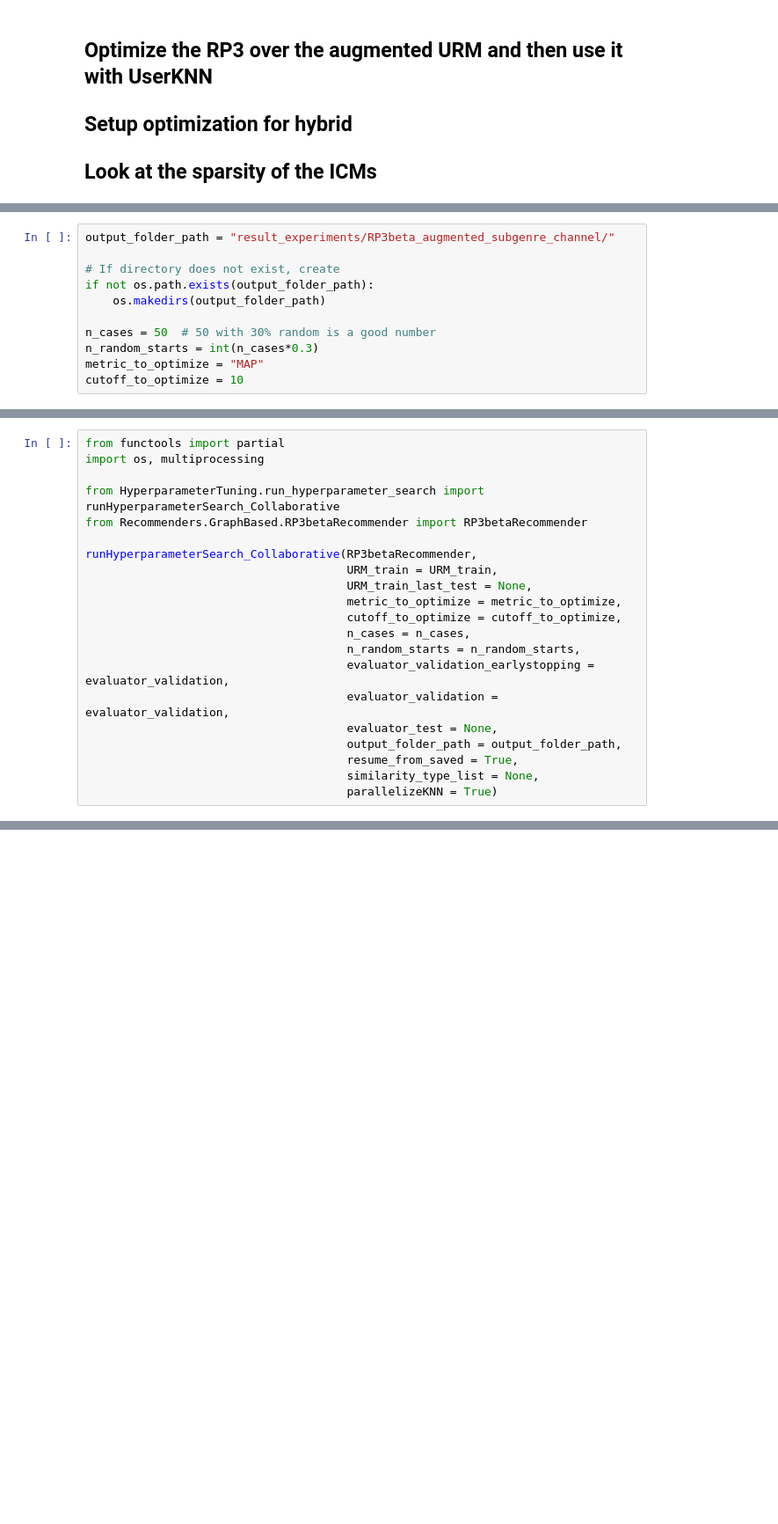
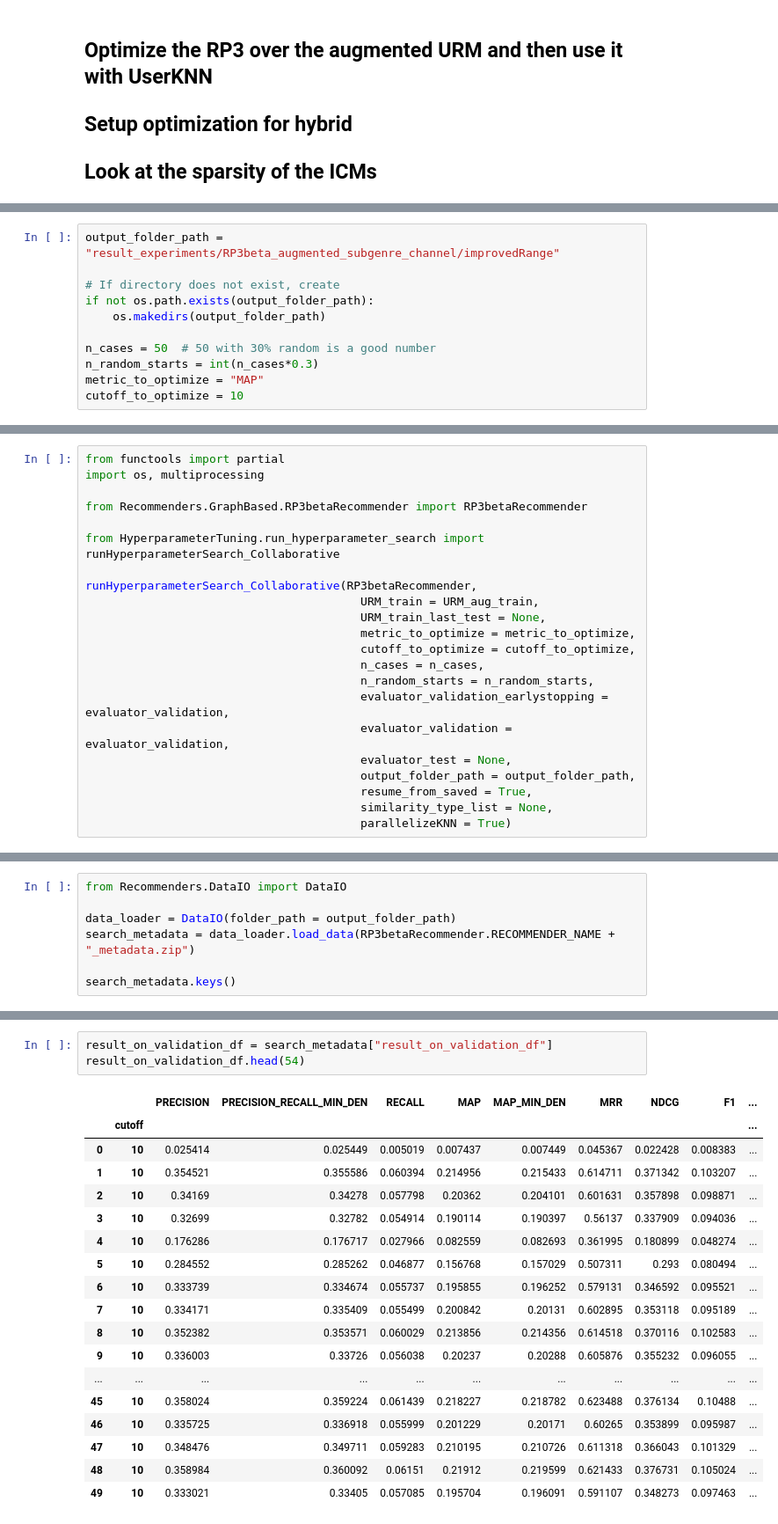
Before and after one commit to AlessioBray/Recommender-Systems-course-challenge, a Jupyter notebook: Hybrid_RP3beta_UserKNN.ipynb, the cells around one changed output, grey strips where cells are left out. Shown: that part at 88% size. Cells and saved outputs as stored; diff of their text form; blank space fills up the shorter version.

```diff
--- a/Hybrid_RP3beta_UserKNN.ipynb
+++ b/Hybrid_RP3beta_UserKNN.ipynb
@@ -77,5 +229,5 @@ test_UserID_array = load_test_user_array()
 # %%
-output_folder_path = "result_experiments/RP3beta_augmented_subgenre_channel/"
+output_folder_path = "result_experiments/RP3beta_augmented_subgenre_channel/improvedRange"
 
 # If directory does not exist, create
 if not os.path.exists(output_folder_path):
@@ -89,20 +248,21 @@ cutoff_to_optimize = 10
 from functools import partial
 import os, multiprocessing
 
-from HyperparameterTuning.run_hyperparameter_search import runHyperparameterSearch_Collaborative
 from Recommenders.GraphBased.RP3betaRecommender import RP3betaRecommender
 
+from HyperparameterTuning.run_hyperparameter_search import runHyperparameterSearch_Collaborative
+
 runHyperparameterSearch_Collaborative(RP3betaRecommender,
-                                      URM_train = URM_train,
-                                      URM_train_last_test = None,
-                                      metric_to_optimize = metric_to_optimize,
-                                      cutoff_to_optimize = cutoff_to_optimize,
-                                      n_cases = n_cases,
-                                      n_random_starts = n_random_starts,
-                                      evaluator_validation_earlystopping = evaluator_validation,
-                                      evaluator_validation = evaluator_validation,
-                                      evaluator_test = None,
-                                      output_folder_path = output_folder_path,
-                                      resume_from_saved = True,
-                                      similarity_type_list = None,
-                                      parallelizeKNN = True)
+                                        URM_train = URM_aug_train,
+                                        URM_train_last_test = None,
+                                        metric_to_optimize = metric_to_optimize,
+                                        cutoff_to_optimize = cutoff_to_optimize,
+                                        n_cases = n_cases,
+                                        n_random_starts = n_random_starts,
+                                        evaluator_validation_earlystopping = evaluator_validation,
+                                        evaluator_validation = evaluator_validation,
+                                        evaluator_test = None,
+                                        output_folder_path = output_folder_path,
+                                        resume_from_saved = True,
+                                        similarity_type_list = None,
+                                        parallelizeKNN = True)
@@ -108,0 +287,7 @@ runHyperparameterSearch_Collaborative(RP3betaRecommender,
+# %%
+from Recommenders.DataIO import DataIO
+
+data_loader = DataIO(folder_path = output_folder_path)
+search_metadata = data_loader.load_data(RP3betaRecommender.RECOMMENDER_NAME + "_metadata.zip")
+
+search_metadata.keys()
@@ -108,0 +317,22 @@ runHyperparameterSearch_Collaborative(RP3betaRecommender,
+# %%
+result_on_validation_df = search_metadata["result_on_validation_df"]
+result_on_validation_df.head(54)
+# %% [output]
+|  |  | PRECISION | PRECISION_RECALL_MIN_DEN | RECALL | MAP | MAP_MIN_DEN | MRR | NDCG | F1 | ... |
+|  | cutoff |  |  |  |  |  |  |  |  | ... |
+| 0 | 10 | 0.025414 | 0.025449 | 0.005019 | 0.007437 | 0.007449 | 0.045367 | 0.022428 | 0.008383 | ... |
+| 1 | 10 | 0.354521 | 0.355586 | 0.060394 | 0.214956 | 0.215433 | 0.614711 | 0.371342 | 0.103207 | ... |
+| 2 | 10 | 0.34169 | 0.34278 | 0.057798 | 0.20362 | 0.204101 | 0.601631 | 0.357898 | 0.098871 | ... |
+| 3 | 10 | 0.32699 | 0.32782 | 0.054914 | 0.190114 | 0.190397 | 0.56137 | 0.337909 | 0.094036 | ... |
+| 4 | 10 | 0.176286 | 0.176717 | 0.027966 | 0.082559 | 0.082693 | 0.361995 | 0.180899 | 0.048274 | ... |
+| 5 | 10 | 0.284552 | 0.285262 | 0.046877 | 0.156768 | 0.157029 | 0.507311 | 0.293 | 0.080494 | ... |
+| 6 | 10 | 0.333739 | 0.334674 | 0.055737 | 0.195855 | 0.196252 | 0.579131 | 0.346592 | 0.095521 | ... |
+| 7 | 10 | 0.334171 | 0.335409 | 0.055499 | 0.200842 | 0.20131 | 0.602895 | 0.353118 | 0.095189 | ... |
+| 8 | 10 | 0.352382 | 0.353571 | 0.060029 | 0.213856 | 0.214356 | 0.614518 | 0.370116 | 0.102583 | ... |
+| 9 | 10 | 0.336003 | 0.33726 | 0.056038 | 0.20237 | 0.20288 | 0.605876 | 0.355232 | 0.096055 | ... |
+| ... | ... | ... | ... | ... | ... | ... | ... | ... | ... | ... |
+| 45 | 10 | 0.358024 | 0.359224 | 0.061439 | 0.218227 | 0.218782 | 0.623488 | 0.376134 | 0.10488 | ... |
+| 46 | 10 | 0.335725 | 0.336918 | 0.055999 | 0.201229 | 0.20171 | 0.60265 | 0.353899 | 0.095987 | ... |
+| 47 | 10 | 0.348476 | 0.349711 | 0.059283 | 0.210195 | 0.210726 | 0.611318 | 0.366043 | 0.101329 | ... |
+| 48 | 10 | 0.358984 | 0.360092 | 0.06151 | 0.21912 | 0.219599 | 0.621433 | 0.376731 | 0.105024 | ... |
+| 49 | 10 | 0.333021 | 0.33405 | 0.057085 | 0.195704 | 0.196091 | 0.591107 | 0.348273 | 0.097463 | ... |
```
Also changed, not shown: parts of 24 cells of this notebook, 3 other files.
